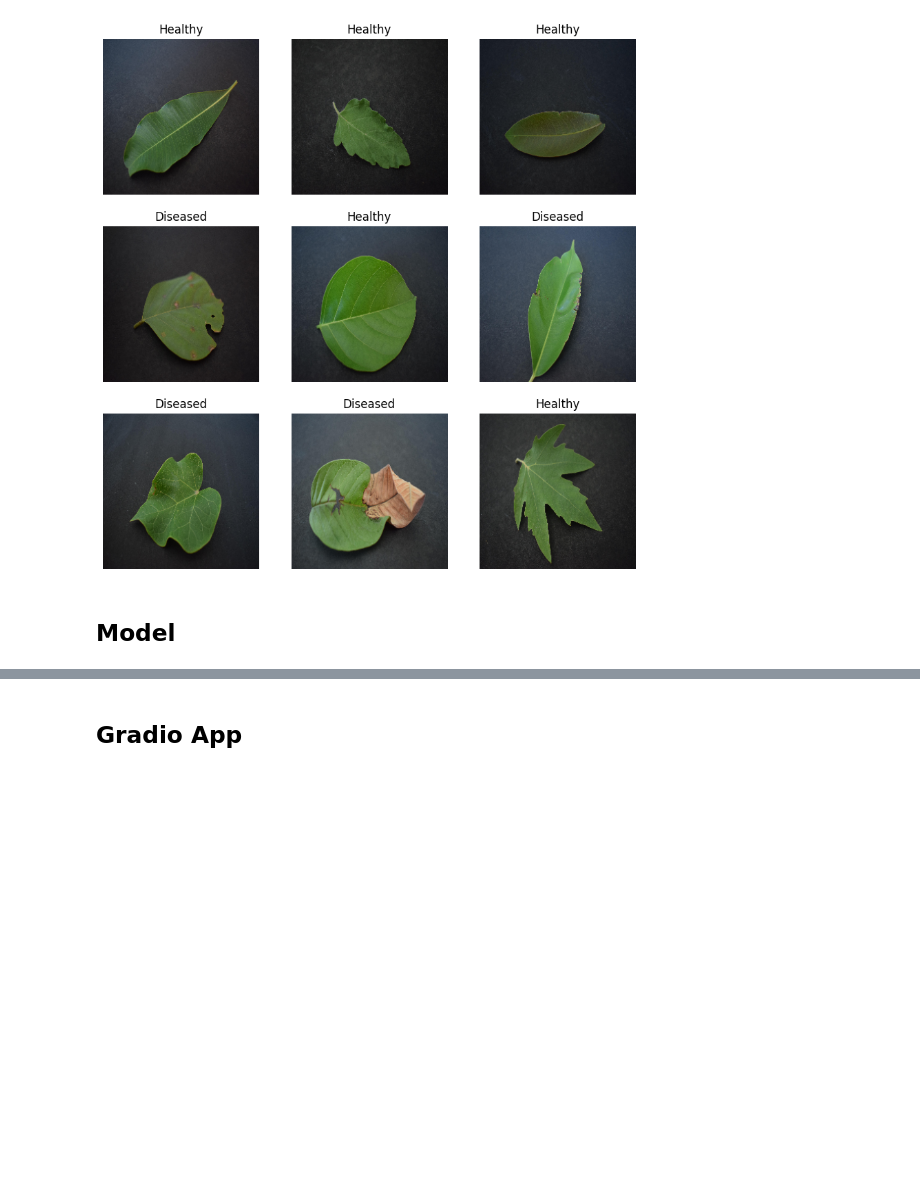
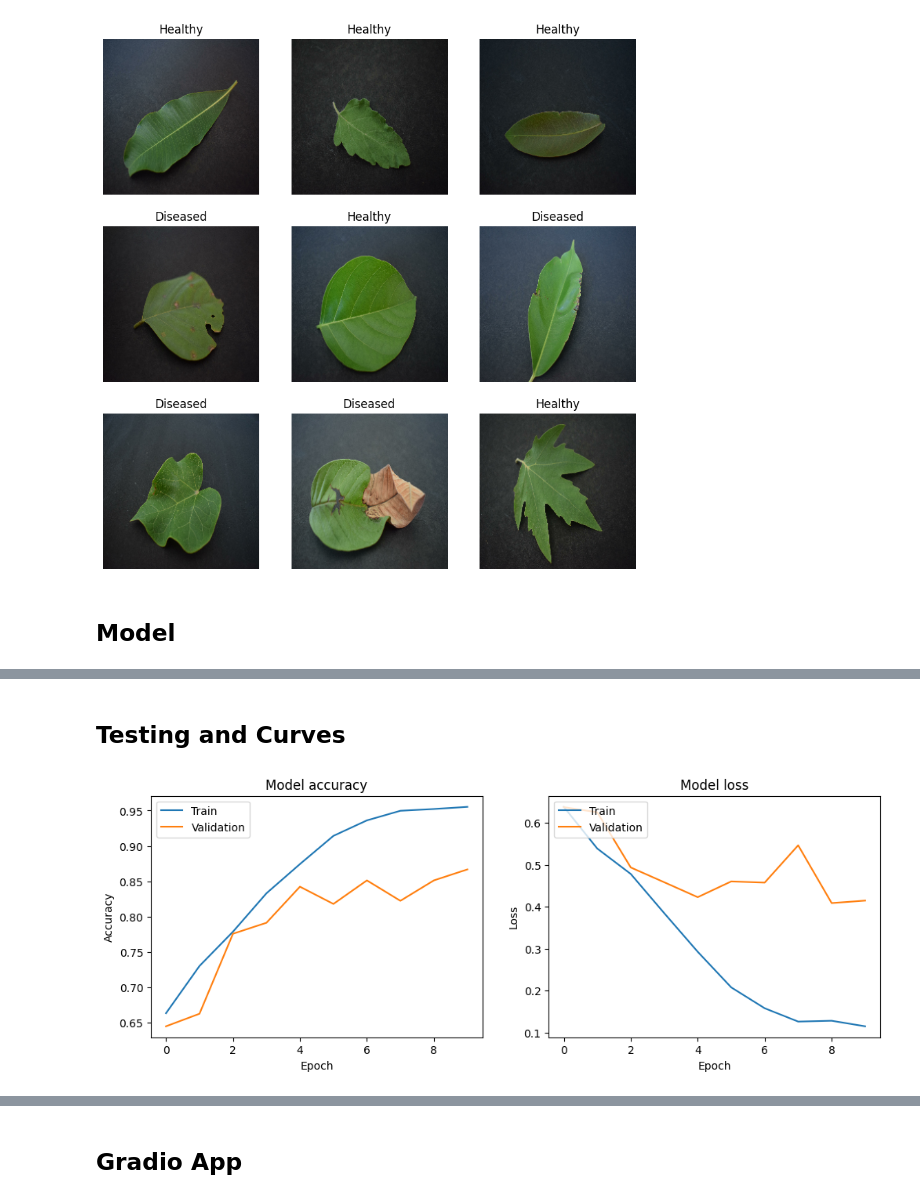
Before and after one commit to BrandonYChan/Plant-Disease-Deep_Learning, a Jupyter notebook: Plant_Model_New.ipynb, the cells around one changed output, grey strips where cells are left out. Saved outputs shown, nothing was run; the diff lists cells and outputs as text; code cells hidden in the pictures; blank space fills up the shorter version.

```diff
--- a/Plant_Model_New.ipynb
+++ b/Plant_Model_New.ipynb
@@ -94 +97,7 @@ tf.__version__
+# %%
+# Load plant_leaves dataset (Local Runtime)
+
+split_ratio = ['train[:80%]', 'train[80%:90%]', 'train[90%:]']
+datasets, info = tfds.load('plant_leaves', with_info=True, split=split_ratio, as_supervised=True)
+(train, validation, test) = datasets
 # %%
@@ -142,7 +137,11 @@ plot_images(train, ['Healthy', 'Diseased'])
 # %% [markdown]
 ## Model
 # %%
+# Create sequential model
+
 model = keras.Sequential()
+
+# Add layers
 model.add(keras.layers.Input(shape=(224, 224, 3)))
 
 model.add(keras.layers.Conv2D(filters=32, kernel_size=(3,3), activation='relu'))
@@ -161,11 +160,14 @@ model.add(keras.layers.Dense(units=128, activation='relu'))
 
 model.add(keras.layers.Dense(1, activation='sigmoid'))
 
+# Compile model, assign loss function and metrics
 model.compile(optimizer='adam',
                 loss='binary_crossentropy',
                 metrics=['accuracy']
-)
-model.fit(
+  )
+
+# Train model
+history = model.fit(
     train,
     epochs=10,
     validation_data=validation,
@@ -181,0 +204,28 @@ Test accuracy: 0.7088888883590698
+# %% [markdown]
+## Testing and Curves
+# %%
+# Model Accuracy and Loss During Training
+
+plt.figure(figsize=(12, 4))
+
+# Accuracy curve
+plt.subplot(1, 2, 1)
+plt.plot(history.history['accuracy'])
+plt.plot(history.history['val_accuracy'])
+plt.title('Model accuracy')
+plt.ylabel('Accuracy')
+plt.xlabel('Epoch')
+plt.legend(['Train', 'Validation'], loc='upper left')
+
+# Loss curve
+plt.subplot(1, 2, 2)
+plt.plot(history.history['loss'])
+plt.plot(history.history['val_loss'])
+plt.title('Model loss')
+plt.ylabel('Loss')
+plt.xlabel('Epoch')
+plt.legend(['Train', 'Validation'], loc='upper left')
+
+plt.show()
+# %% [output]
+[figure, added]
```
Also changed, not shown: parts of 15 cells of this notebook.
